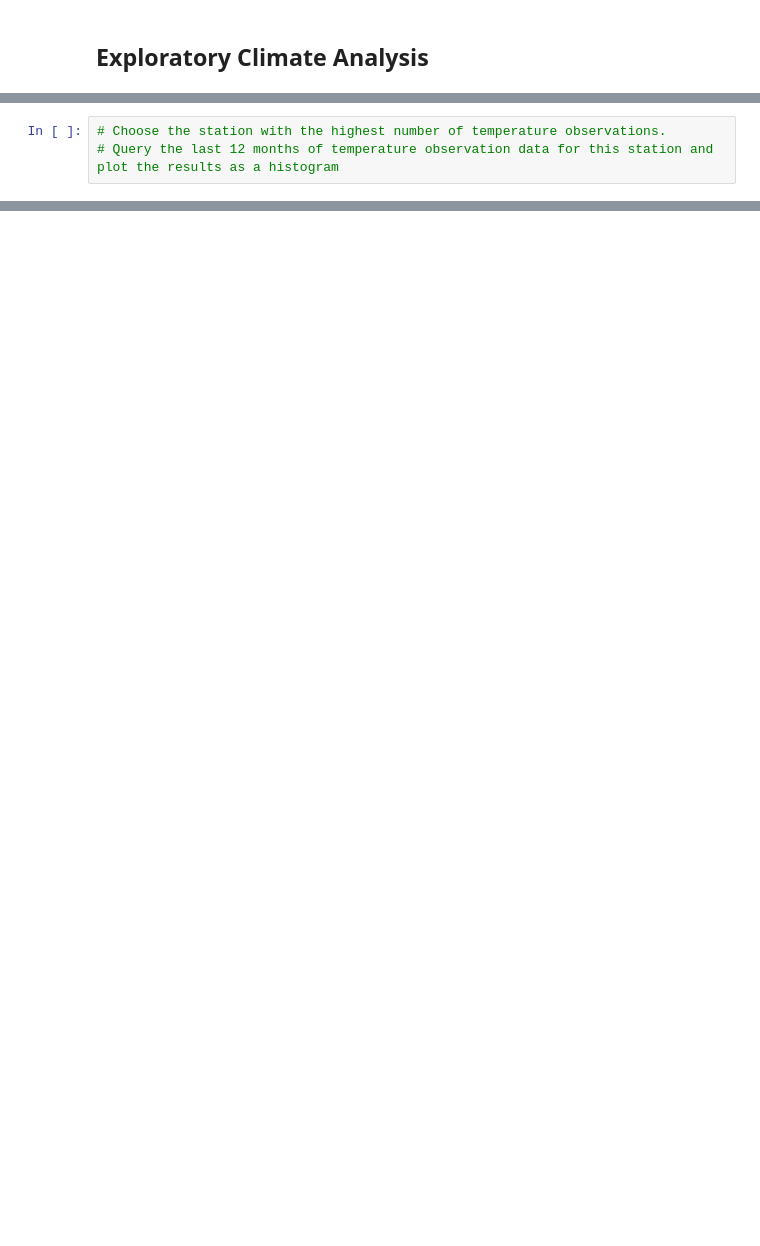
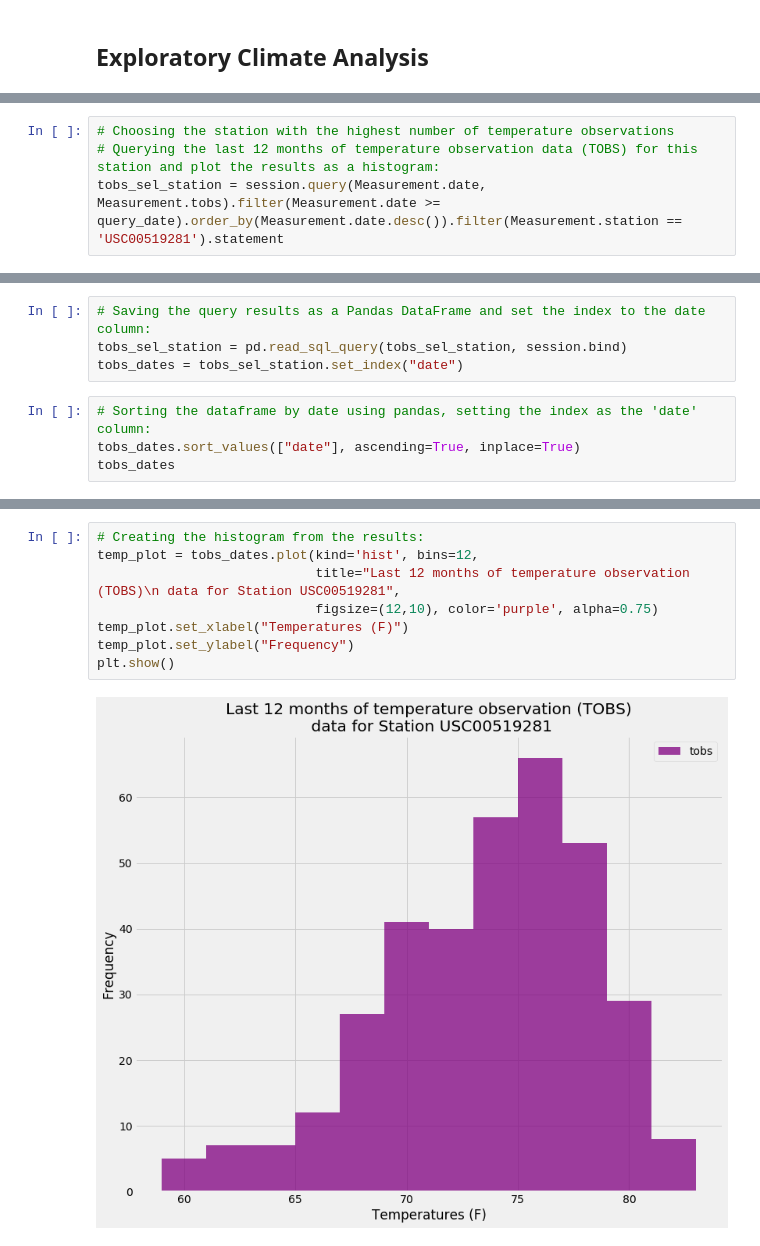
Before and after one commit to minerva-b/SQLAlchemy-Challenge, a Jupyter notebook: climate_analysis_exploration.ipynb, the cells around one changed output, grey strips where cells are left out. Drawn from its saved outputs; the diff is of its cells as text; blank space fills up the shorter version.

```diff
--- a/climate_analysis_exploration.ipynb
+++ b/climate_analysis_exploration.ipynb
@@ -142,3 +181,4 @@ for row in session.query(Station, Station.station).limit(5).all():
 # %%
-# Choose the station with the highest number of temperature observations.
-# Query the last 12 months of temperature observation data for this station and plot the results as a histogram
+# Choosing the station with the highest number of temperature observations
+# Querying the last 12 months of temperature observation data (TOBS) for this station and plot the results as a histogram:
+tobs_sel_station = session.query(Measurement.date, Measurement.tobs).filter(Measurement.date >= query_date).order_by(Measurement.date.desc()).filter(Measurement.station == 'USC00519281').statement
@@ -161,0 +185,8 @@ for row in session.query(Station, Station.station).limit(5).all():
+# %%
+# Saving the query results as a Pandas DataFrame and set the index to the date column:
+tobs_sel_station = pd.read_sql_query(tobs_sel_station, session.bind)
+tobs_dates = tobs_sel_station.set_index("date")
+# %%
+# Sorting the dataframe by date using pandas, setting the index as the 'date' column:
+tobs_dates.sort_values(["date"], ascending=True, inplace=True)
+tobs_dates
@@ -161,0 +208,10 @@ for row in session.query(Station, Station.station).limit(5).all():
+# %%
+# Creating the histogram from the results:
+temp_plot = tobs_dates.plot(kind='hist', bins=12,
+                            title="Last 12 months of temperature observation (TOBS)\n data for Station USC00519281",
+                            figsize=(12,10), color='purple', alpha=0.75)
+temp_plot.set_xlabel("Temperatures (F)")
+temp_plot.set_ylabel("Frequency")
+plt.show()
+# %% [output]
+[figure, added]
```
Also changed, not shown: parts of 25 cells of this notebook.
